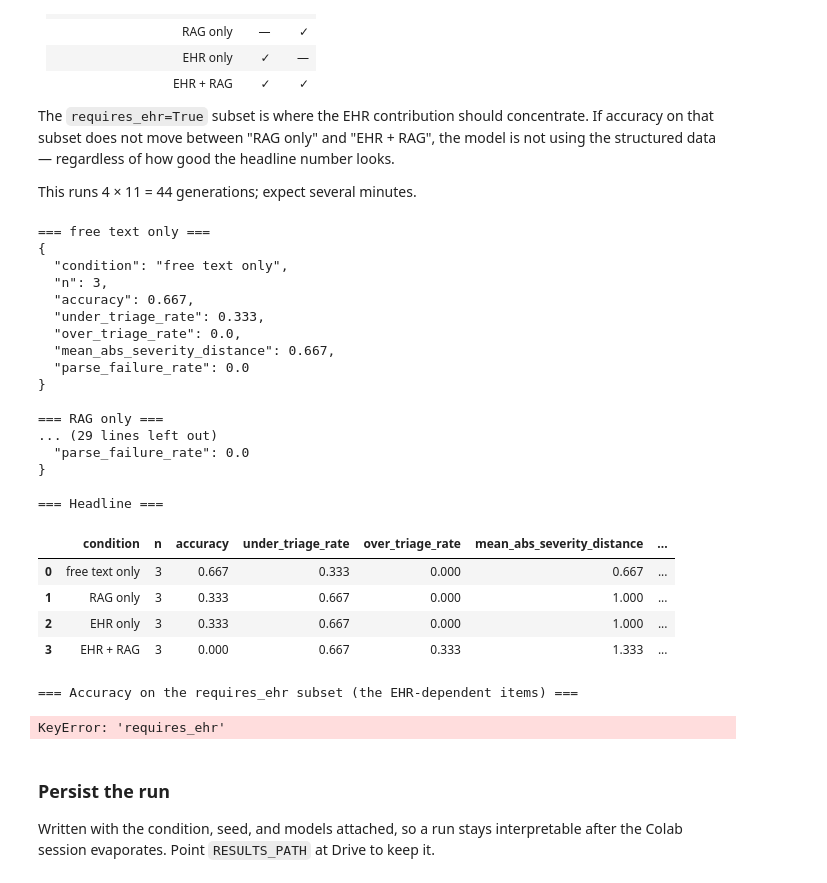
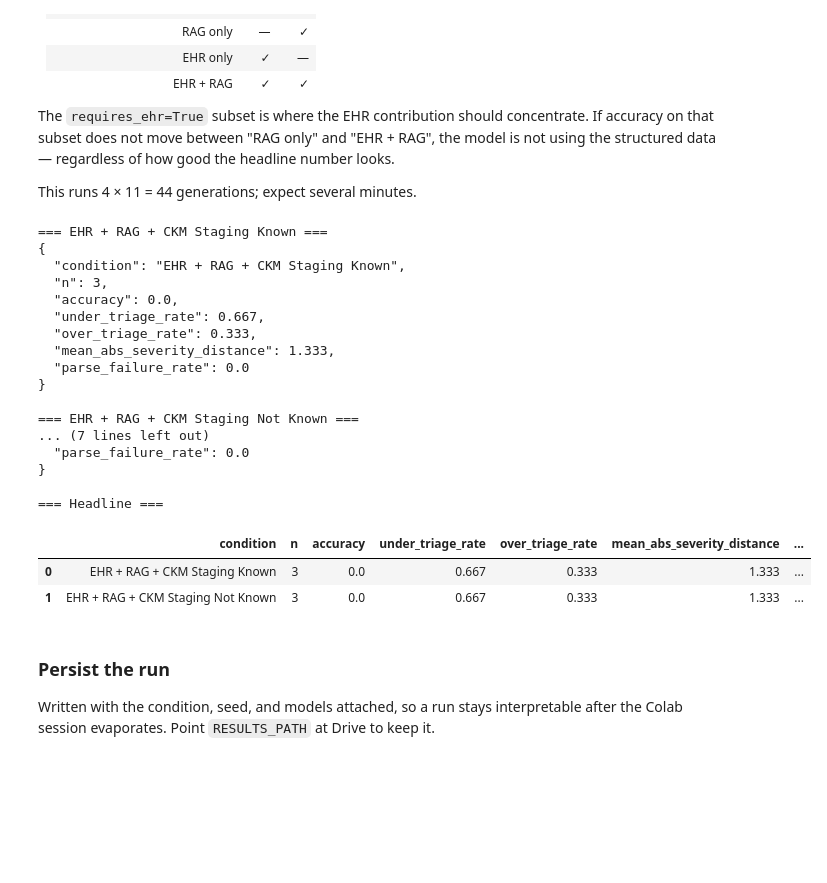
Before and after one commit to lhsalud/ckm-genai-probe, a Jupyter notebook: llm_tester/ckm_genai_probe_rag.ipynb, the cells around one changed output. Cells and saved outputs as stored; diff of their text form; code cells hidden in the pictures; blank space fills up the shorter version.

```diff
--- a/llm_tester/ckm_genai_probe_rag.ipynb
+++ b/llm_tester/ckm_genai_probe_rag.ipynb
@@ -960,13 +953,13 @@ def score_one(expected, result):
     }
 
 
-def evaluate(cases=CASES, use_ehr=True, use_rag=True, verbose=True):
+def evaluate(cases=CASES, use_ehr=True, use_rag=True, use_ckm_stage=True, verbose=True):
     """Run every case and return a per-message DataFrame."""
     rows = []
     for i, (patient, message) in enumerate(cases, 1):
         if verbose:
             print(f"[{i}/{len(cases)}] {message['message_id']} ...", end=" ")
-        result = triage_message(patient, message, use_ehr=use_ehr, use_rag=use_rag)
+        result = triage_message(patient, message, use_ehr=use_ehr, use_rag=use_rag, use_ckm_stage=use_ckm_stage)
         scored = score_one(message["expected"], result)
         if verbose:
             mark = "OK  " if scored["correct"] else "MISS"
@@ -976,6 +969,7 @@ def evaluate(cases=CASES, use_ehr=True, use_rag=True, verbose=True):
             "id": patient["id"],
             "use_ehr": use_ehr,
             "use_rag": use_rag,
+            "use_ckm_stage": use_ckm_stage,
             **scored,
             "rationale": (result["parsed"] or {}).get("rationale", ""),
             "recommended_action": (result["parsed"] or {}).get("recommended_action", ""),
@@ -1081,63 +1114,59 @@ structured data — regardless of how good the headline number looks.
 This runs 4 × 11 = 44 generations; expect several minutes.
 # %%
 conditions = [
-    ("free text only", False, False),
-    ("RAG only",       False, True),
-    ("EHR only",       True,  False),
-    ("EHR + RAG",      True,  True),
+#    ("free text only", False, False, False),
+#    ("RAG only", False, True, False),
+#    ("EHR only", True,  False, False),
+    ("EHR + RAG + CKM Staging Known", True,  True, True),
+    ("EHR + RAG + CKM Staging Not Known", True,  True, False),
 ]
-
 ablation_frames = []
-for label, use_ehr, use_rag in conditions:
+for label, use_ehr, use_rag, use_ckm_stage in conditions:
     print(f"\n=== {label} ===")
-    df = evaluate(use_ehr=use_ehr, use_rag=use_rag, verbose=False)
+    df = evaluate(use_ehr=use_ehr, use_rag=use_rag, use_ckm_stage=use_ckm_stage, verbose=False)
     df["condition"] = label
     ablation_frames.append(df)
     print(json.dumps(summarize(df, label), indent=2))
 
 ablation = pd.concat(ablation_frames, ignore_index=True)
 
 print("\n=== Headline ===")
 display(pd.DataFrame([summarize(d, d["condition"].iloc[0]) for d in ablation_frames]))
 
-print("\n=== Accuracy on the requires_ehr subset (the EHR-dependent items) ===")
-display(
-    ablation[ablation["requires_ehr"]]
-    .groupby("condition")["correct"].agg(["mean", "count"])
-    .rename(columns={"mean": "accuracy", "count": "n"})
-    .reindex([c[0] for c in conditions])
-)
+# print("\n=== Accuracy on the requires_ehr subset (the EHR-dependent items) ===")
+# display(
+#     ablation[ablation["requires_ehr"]]
+#     .groupby("condition")["correct"].agg(["mean", "count"])
+#     .rename(columns={"mean": "accuracy", "count": "n"})
+#     .reindex([c[0] for c in conditions])
+# )
 
-print("\n=== Accuracy by message ambiguity ===")
-display(
-    ablation.pivot_table(index="condition", columns="ambiguity", values="correct", aggfunc="mean")
-    .reindex([c[0] for c in conditions])
-)
+# print("\n=== Accuracy by message ambiguity ===")
+# display(
+#     ablation.pivot_table(index="condition", columns="ambiguity", values="correct", aggfunc="mean")
+#     .reindex([c[0] for c in conditions])
+#)
 # %% [output]
-=== free text only ===
+=== EHR + RAG + CKM Staging Known ===
 {
-  "condition": "free text only",
+  "condition": "EHR + RAG + CKM Staging Known",
   "n": 3,
-  "accuracy": 0.667,
-  "under_triage_rate": 0.333,
-  "over_triage_rate": 0.0,
-  "mean_abs_severity_distance": 0.667,
+  "accuracy": 0.0,
+  "under_triage_rate": 0.667,
+  "over_triage_rate": 0.333,
+  "mean_abs_severity_distance": 1.333,
   "parse_failure_rate": 0.0
 }
 
-=== RAG only ===
-... (29 lines left out)
+=== EHR + RAG + CKM Staging Not Known ===
+... (7 lines left out)
   "parse_failure_rate": 0.0
 }
 
 === Headline ===
 |  | condition | n | accuracy | under_triage_rate | over_triage_rate | mean_abs_severity_distance | ... |
-| 0 | free text only | 3 | 0.667 | 0.333 | 0.000 | 0.667 | ... |
-| 1 | RAG only | 3 | 0.333 | 0.667 | 0.000 | 1.000 | ... |
-| 2 | EHR only | 3 | 0.333 | 0.667 | 0.000 | 1.000 | ... |
-| 3 | EHR + RAG | 3 | 0.000 | 0.667 | 0.333 | 1.333 | ... |
+| 0 | EHR + RAG + CKM Staging Known | 3 | 0.0 | 0.667 | 0.333 | 1.333 | ... |
+| 1 | EHR + RAG + CKM Staging Not Known | 3 | 0.0 | 0.667 | 0.333 | 1.333 | ... |
-=== Accuracy on the requires_ehr subset (the EHR-dependent items) ===
-KeyError: 'requires_ehr'
 # %% [markdown]
 ### Persist the run
 
```
Also changed, not shown: parts of 15 cells of this notebook, 8 other files.
